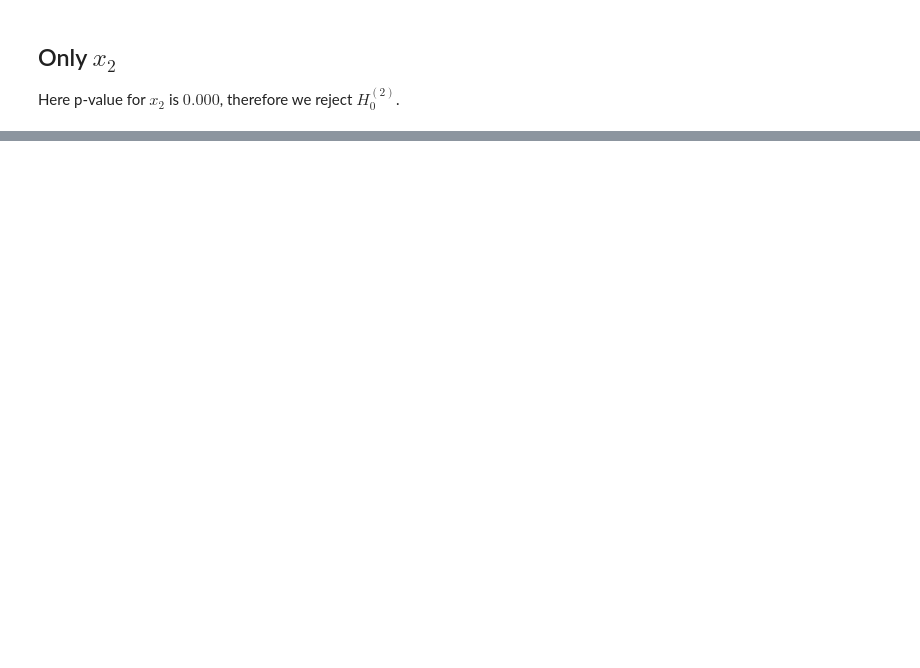
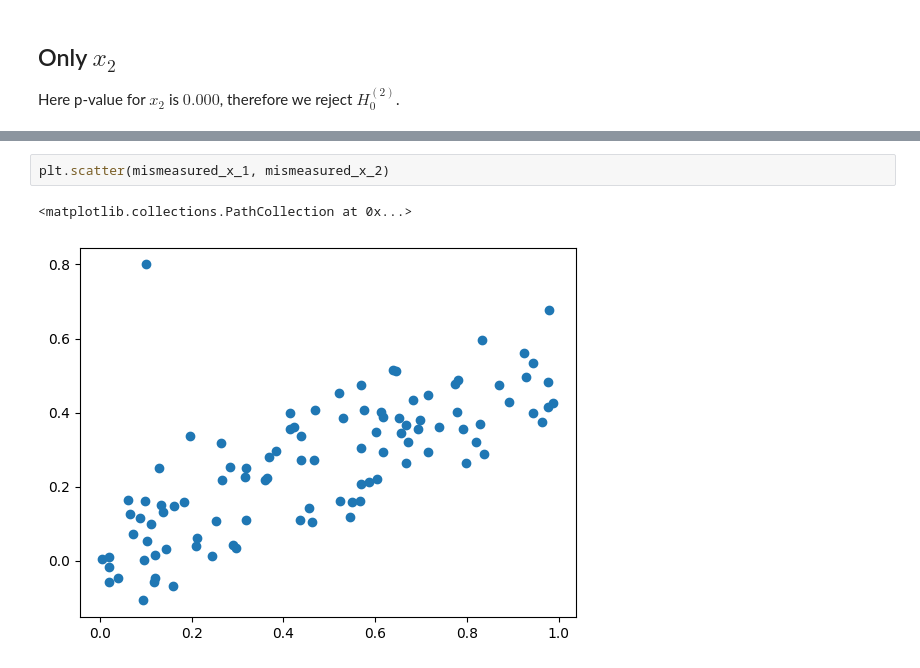
Before and after one commit to GabrielWechta/white_rose, a Jupyter notebook: data_mining/lab_2/exercise_14.ipynb, the cells around one changed output, grey strips where cells are left out. Drawn from its saved outputs; the diff is of its cells as text; blank space fills up the shorter version.

```diff
--- a/data_mining/lab_2/exercise_14.ipynb
+++ b/data_mining/lab_2/exercise_14.ipynb
@@ -220,0 +231,5 @@ Notes:
+# %%
+plt.scatter(mismeasured_x_1, mismeasured_x_2)
+# %% [output]
+<matplotlib.collections.PathCollection at 0x...>
+[figure, added]
```
Also changed, not shown: parts of 12 cells of this notebook, 7 other files.
